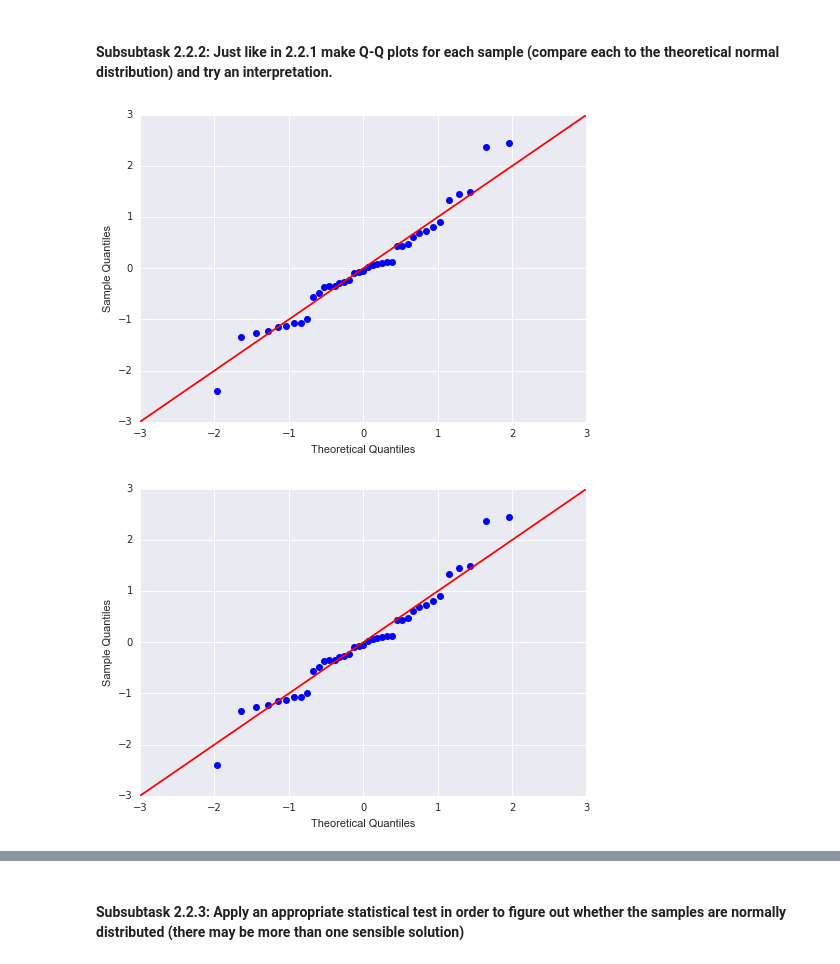
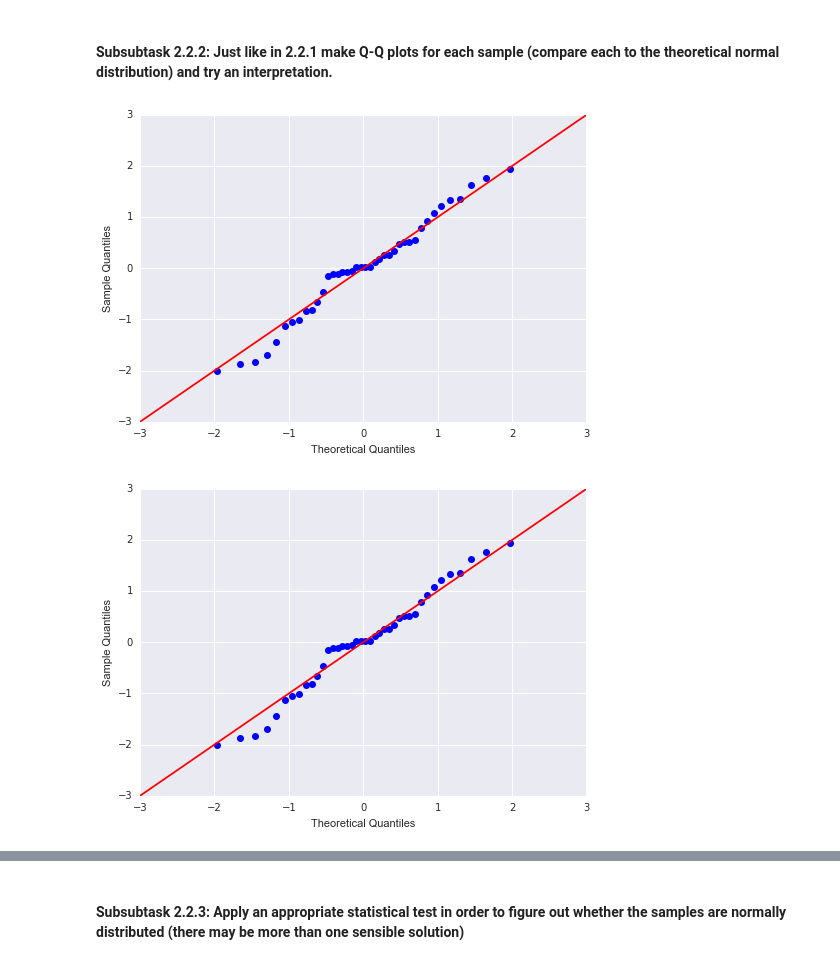
Before and after one commit to Telocontar/IntegratedBioinformatics, a Jupyter notebook: notebooks/DayX_DE_Analysis.ipynb, the cells around one changed output, grey strips where cells are left out. Drawn from its saved outputs; the diff is of its cells as text; code cells hidden in the pictures.

```diff
--- a/notebooks/DayX_DE_Analysis.ipynb
+++ b/notebooks/DayX_DE_Analysis.ipynb
@@ -261,11 +261,11 @@ sns.boxplot(data=blubb)
 # %%
 from scipy.stats import zscore
 # %%
-norm_BXD = zscore(sample_BXD_expr_values.dropna())
+norm_BXD = zscore(sample_HFD_expr_values.dropna())
 sm.qqplot(norm_BXD, line='45')
 # %% [output]
-[figure, old version]
+[figure, new version]
-[figure, old version]
+[figure, new version]
 # %%
 norm_CD = zscore(sample_CD_expr_values.dropna())
 sm.qqplot(norm_CD, line='45')
```
Also changed, not shown: parts of 13 cells of this notebook.
